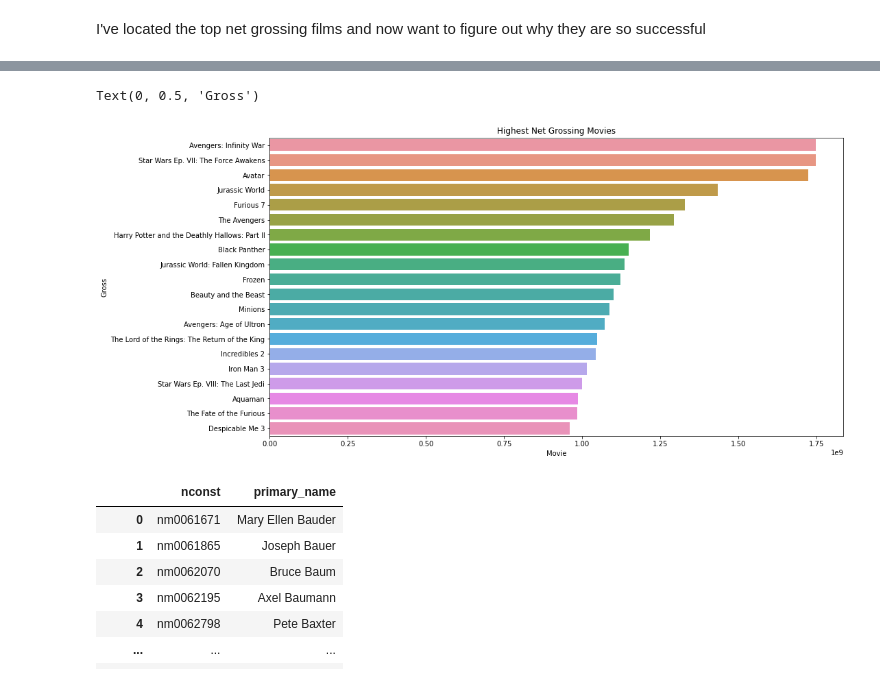
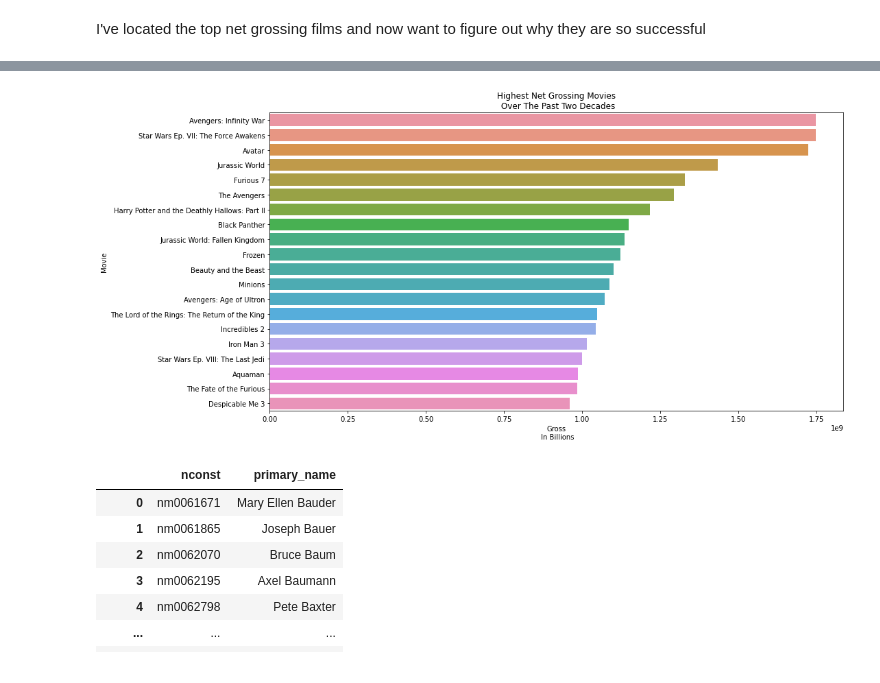
Before and after one commit to paul-lindquist/microsoft-studio-movie-analysis, a Jupyter notebook: data_parsing.ipynb, the cells around one changed output, grey strips where cells are left out. Drawn from its saved outputs; the diff is of its cells as text; code cells hidden in the pictures.

```diff
--- a/data_parsing.ipynb
+++ b/data_parsing.ipynb
@@ -292,12 +244,11 @@ highest20df
 # %%
 fig, ax = plt.subplots(figsize=(15,8))
 sns.barplot(y = highest20df['movie'], x = highest20df['total_net_gross'])
-ax.set_title('Highest Net Grossing Movies')
-ax.set_xlabel('Movie')
-ax.set_ylabel('Gross')
+ax.set_title('Highest Net Grossing Movies\n Over The Past Two Decades')
+ax.set_xlabel('Gross\n In Billions')
+ax.set_ylabel('Movie');
 # %% [output]
-Text(0, 0.5, 'Gross')
-[figure, old version]
+[figure, new version]
 # %%
 namesdf
 # %% [output]
```
Also changed, not shown: parts of 50 cells of this notebook.
